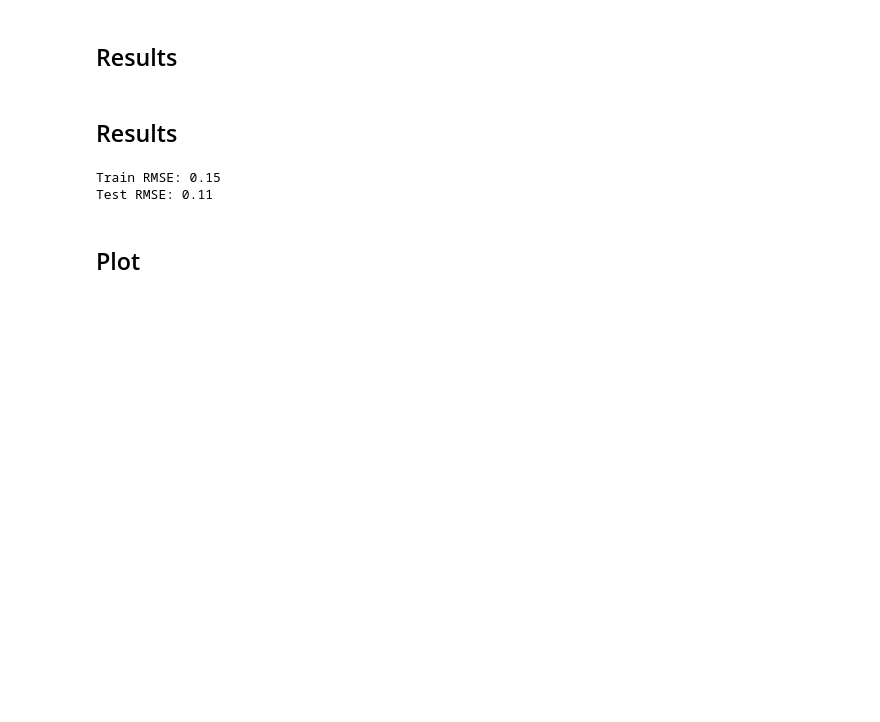
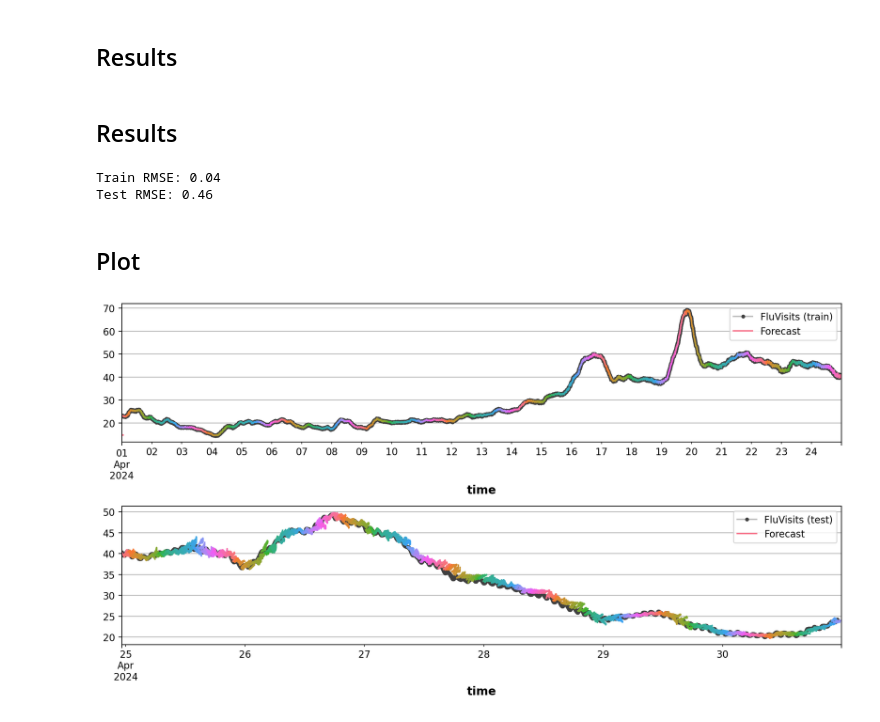
Before and after one commit to David-Student-Bern/MT, a Jupyter notebook: Analysis/modeling/kaggle_forecast.ipynb, the cells around one changed output. Drawn from its saved outputs; the diff is of its cells as text; code cells hidden in the pictures; blank space fills up the shorter version.

```diff
--- a/Analysis/modeling/kaggle_forecast.ipynb
+++ b/Analysis/modeling/kaggle_forecast.ipynb
@@ -26,8 +26,8 @@ print(GFOC_data.head())
 # %%
 from utils.plot_loader import create_subset
 # =========================== Input ===================================
-start_date = '2023-05-20 00:00:00'
-end_date = '2023-06-01 00:00:00'
+start_date = '2024-04-01 00:00:00'
+end_date = '2024-05-01 00:00:00'
 # =====================================================================
 
 subset = create_subset(GFOC_data, start_date, end_date)
@@ -48,7 +48,7 @@ def make_lags(ts, lags, lead_time=1, step_size=1):
 
 # Four weeks of lag features
 y = subset[['orbital_decay']].copy()
-X = make_lags(y, lags=10, step_size=10).fillna(0.0)
+X = make_lags(y, lags=10, step_size=20).fillna(0.0)
 
 
 def make_multistep_target(ts, steps):
@@ -70,10 +70,14 @@ y, X = y.align(X, join='inner', axis=0)
 # %%
 from sklearn.linear_model import LinearRegression
 from sklearn.model_selection import train_test_split
+from xgboost import XGBRegressor
+from sklearn.multioutput import MultiOutputRegressor
+
 # Create splits
-X_train, X_test, y_train, y_test = train_test_split(X, y, test_size=0.25, shuffle=False)
+X_train, X_test, y_train, y_test = train_test_split(X, y, test_size=0.2, shuffle=False)
 
-model = LinearRegression()
+# model = LinearRegression()
+model = MultiOutputRegressor(XGBRegressor())
 model.fit(X_train, y_train)
 
 y_fit = pd.DataFrame(model.predict(X_train), index=X_train.index, columns=y.columns)
@@ -120,7 +128,7 @@ def plot_multistep(y, every=1, ax=None, palette_kwargs=None):
         fig, ax = plt.subplots()
     ax.set_prop_cycle(plt.cycler('color', palette))
     for date, preds in y[::every].iterrows():
-        preds.index = pd.period_range(start=date, periods=len(preds))
+        preds.index = pd.period_range(start=date, periods=len(preds), freq='20S')
         preds.plot(ax=ax)
     return ax
 # %% [markdown]
@@ -130,17 +138,22 @@ train_rmse = mean_squared_error(y_train, y_fit)
 test_rmse = mean_squared_error(y_test, y_pred)
 print((f"Train RMSE: {train_rmse:.2f}\n" f"Test RMSE: {test_rmse:.2f}"))
 # %% [output]
-Train RMSE: 0.15
-Test RMSE: 0.11
+Train RMSE: 0.04
+Test RMSE: 0.46
 # %% [markdown]
 ## Plot
 # %%
 
 palette = dict(palette='husl', n_colors=64)
 fig, (ax1, ax2) = plt.subplots(2, 1, figsize=(11, 6))
-ax1 = subset[['orbital_decay']].plot(**plot_params, ax=ax1)
-ax1 = plot_multistep(y_fit, ax=ax1, palette_kwargs=palette)
+ax1 = y_train['y_step_1'].plot(**plot_params, ax=ax1)
+ax1 = plot_multistep(y_fit, every=180, ax=ax1, palette_kwargs=palette)
 _ = ax1.legend(['FluVisits (train)', 'Forecast'])
-ax2 = subset[['orbital_decay']].plot(**plot_params, ax=ax2)
-ax2 = plot_multistep(y_pred, ax=ax2, palette_kwargs=palette)
+ax1.grid(True)
+
+ax2 = y_test['y_step_1'].plot(**plot_params, ax=ax2)
+ax2 = plot_multistep(y_pred, every=60, ax=ax2, palette_kwargs=palette)
 _ = ax2.legend(['FluVisits (test)', 'Forecast'])
+ax2.grid(True)
+# %% [output]
+[figure, added]
```
Also changed, not shown: parts of 5 cells of this notebook.
